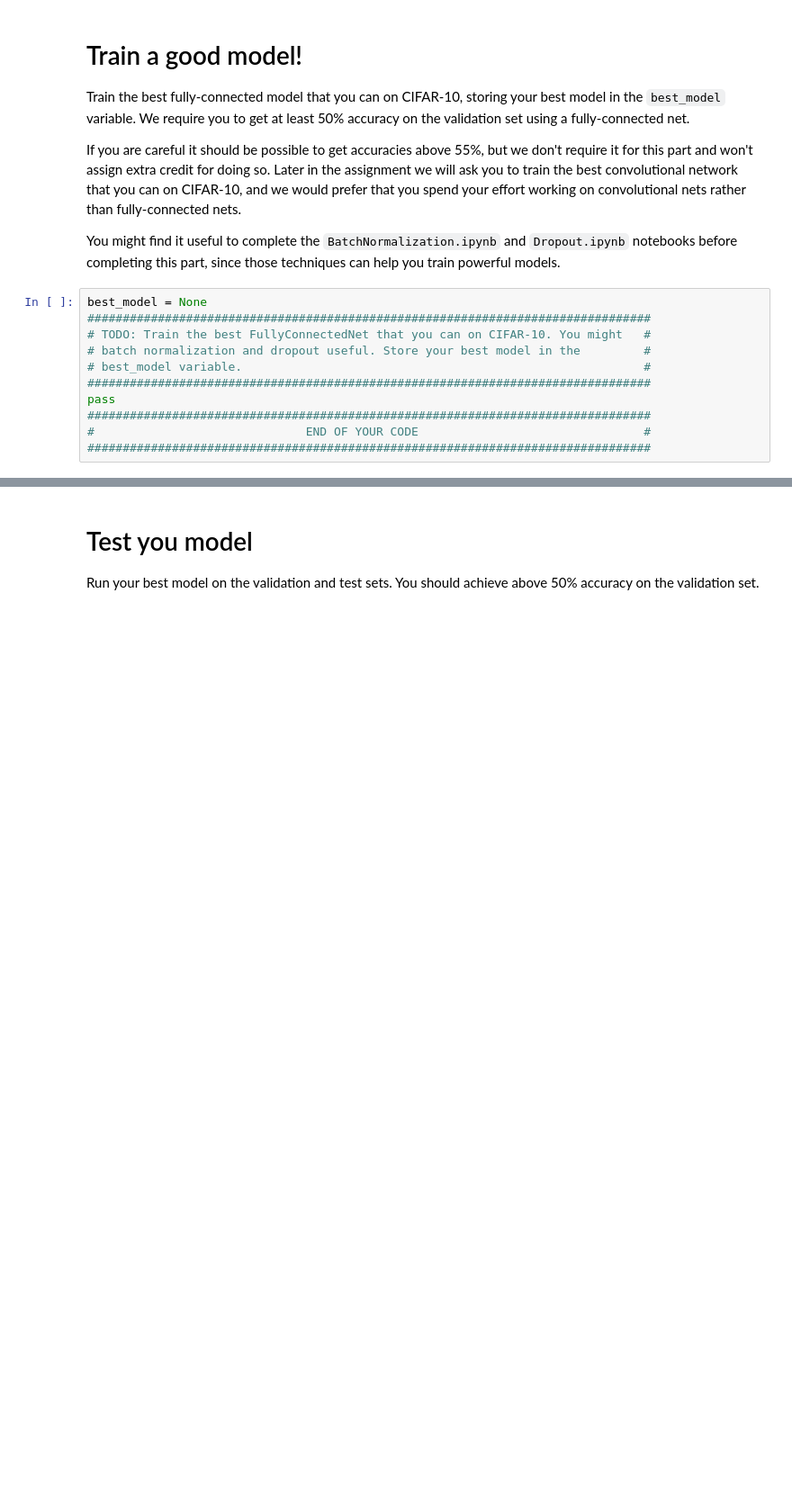
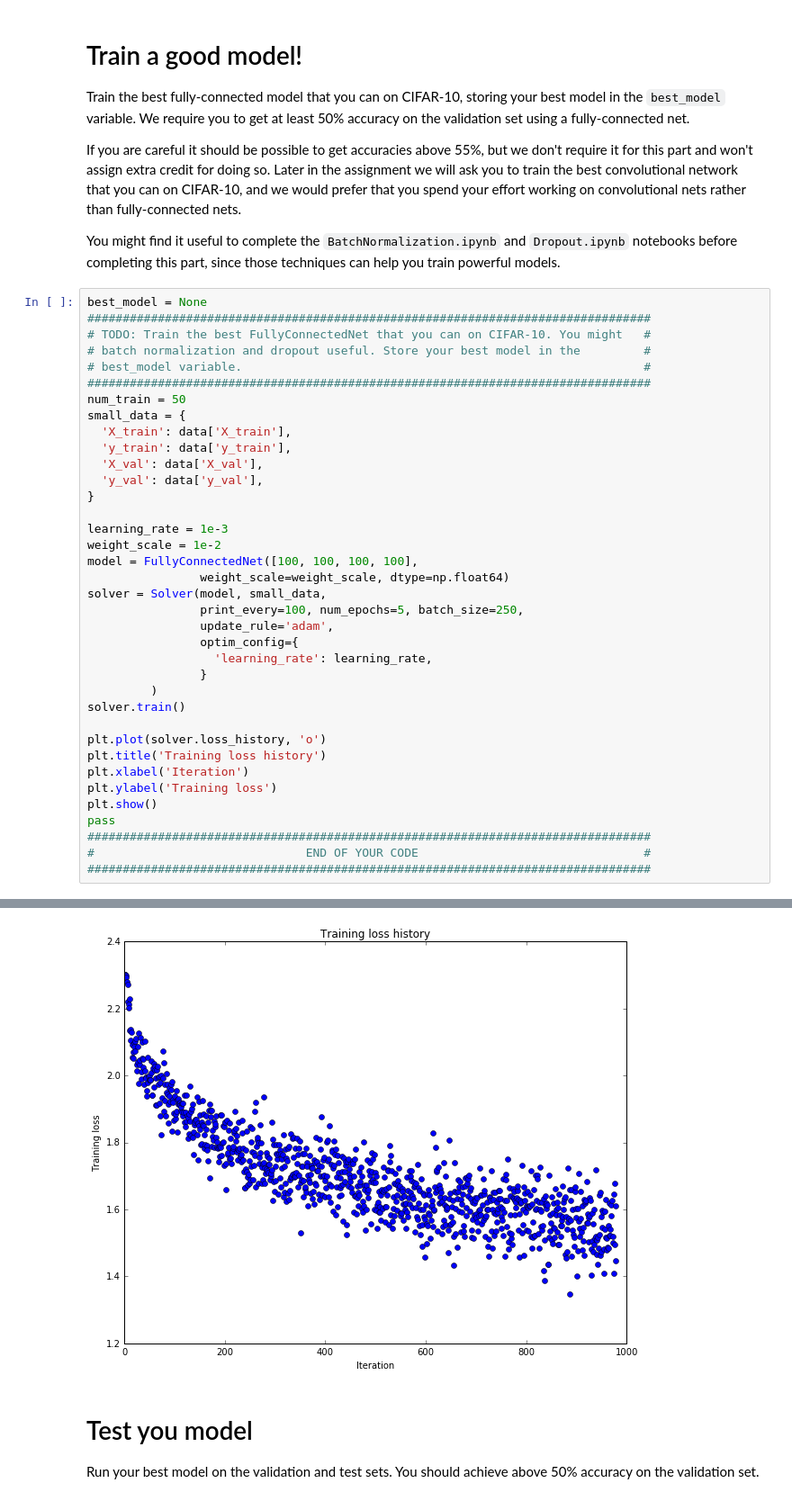
Before and after one commit to a7200123456/cs231_assignment, a Jupyter notebook: winter1516_assignment2/assignment2/FullyConnectedNets.ipynb, the cells around one changed output, grey strips where cells are left out. Shown at 90% size. Cells and saved outputs as stored; diff of their text form; blank space fills up the shorter version.

```diff
--- a/winter1516_assignment2/assignment2/FullyConnectedNets.ipynb
+++ b/winter1516_assignment2/assignment2/FullyConnectedNets.ipynb
@@ -761,7 +787,34 @@ best_model = None
 # batch normalization and dropout useful. Store your best model in the         #
 # best_model variable.                                                         #
 ################################################################################
+num_train = 50
+small_data = {
+  'X_train': data['X_train'],
+  'y_train': data['y_train'],
+  'X_val': data['X_val'],
+  'y_val': data['y_val'],
+}
+
+learning_rate = 1e-3
+weight_scale = 1e-2
+model = FullyConnectedNet([100, 100, 100, 100],
+                weight_scale=weight_scale, dtype=np.float64)
+solver = Solver(model, small_data,
+                print_every=100, num_epochs=5, batch_size=250,
+                update_rule='adam',
+                optim_config={
+                  'learning_rate': learning_rate,
+                }
+         )
+solver.train()
+
+plt.plot(solver.loss_history, 'o')
+plt.title('Training loss history')
+plt.xlabel('Iteration')
+plt.ylabel('Training loss')
+plt.show()
 pass
 ################################################################################
 #                              END OF YOUR CODE                                #
 ################################################################################
+# %% [output]
@@ -768,3 +837,4 @@ pass
+[figure, added]
 # %% [markdown]
 # Test you model
 Run your best model on the validation and test sets. You should achieve above 50% accuracy on the validation set.
```
Also changed, not shown: parts of 12 cells of this notebook, 3 other files.
